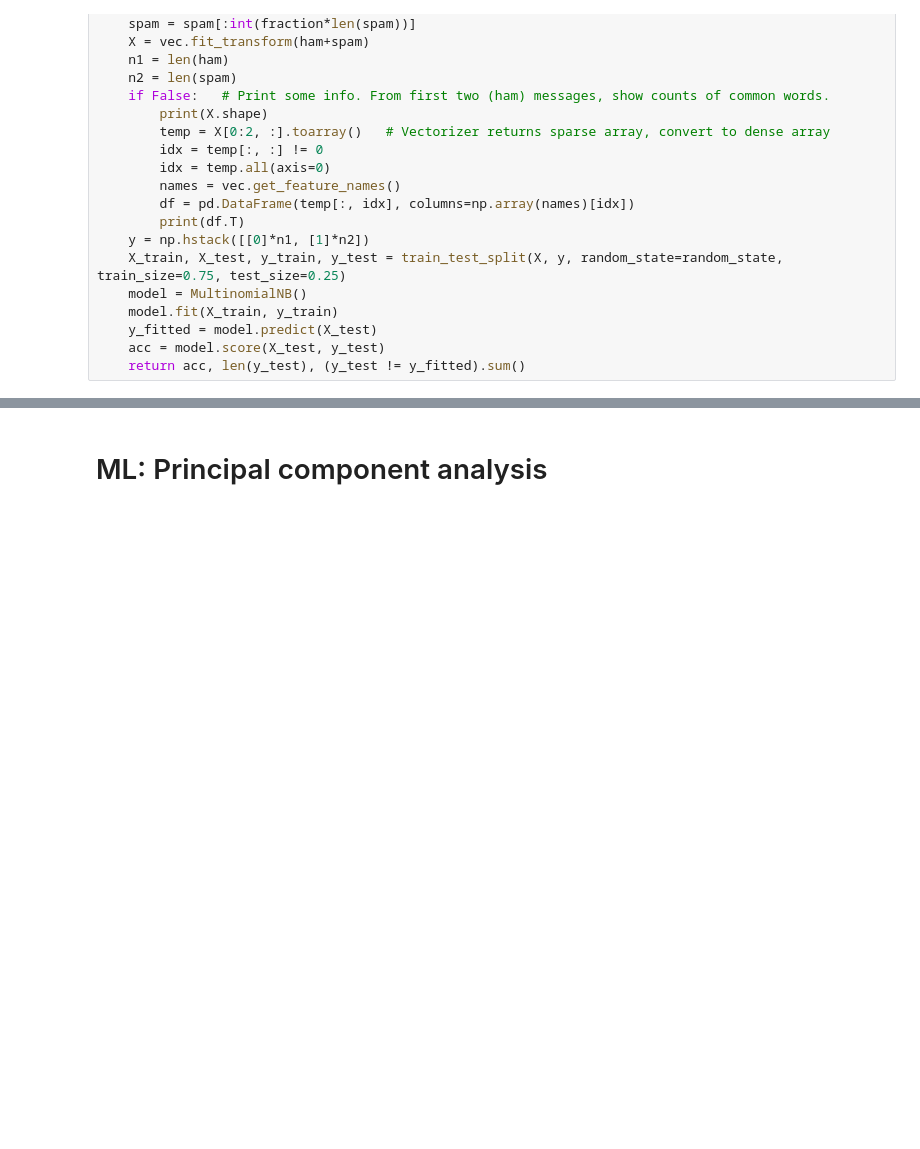
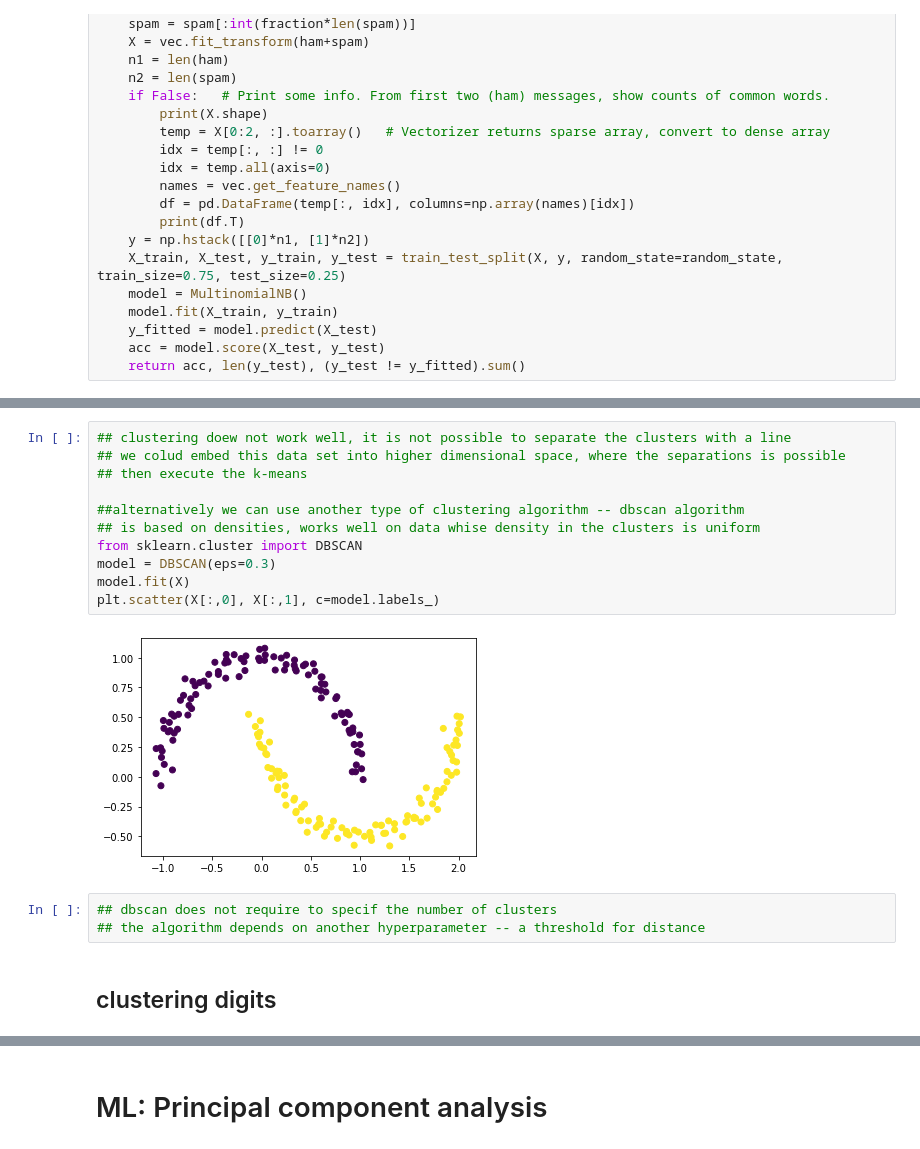
Before and after one commit to annassanchez/HY-2021-DataScience, a Jupyter notebook: week06/week06.ipynb, the cells around one changed output, grey strips where cells are left out. Drawn from its saved outputs; the diff is of its cells as text; blank space fills up the shorter version.

```diff
--- a/week06/week06.ipynb
+++ b/week06/week06.ipynb
@@ -603,0 +709,18 @@ def spam_detection(random_state=0, fraction=1.0):
+# %%
+## clustering doew not work well, it is not possible to separate the clusters with a line
+## we colud embed this data set into higher dimensional space, where the separations is possible
+## then execute the k-means
+
+##alternatively we can use another type of clustering algorithm -- dbscan algorithm
+## is based on densities, works well on data whise density in the clusters is uniform
+from sklearn.cluster import DBSCAN
+model = DBSCAN(eps=0.3)
+model.fit(X)
+plt.scatter(X[:,0], X[:,1], c=model.labels_)
+# %% [output]
+[figure, added]
+# %%
+## dbscan does not require to specif the number of clusters
+## the algorithm depends on another hyperparameter -- a threshold for distance
+# %% [markdown]
+## clustering digits
```
Also changed, not shown: parts of 28 cells of this notebook.
